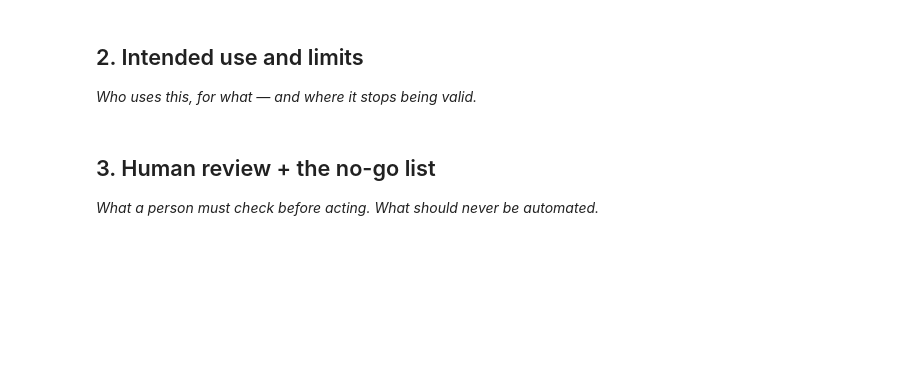
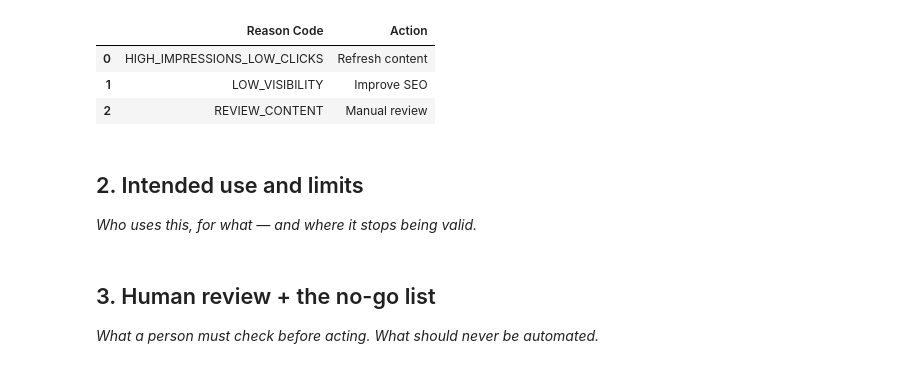
Before and after one commit to rishh19/FlyRank-AI-Internship, a Jupyter notebook: work/notebooks/w07_action_playbook.ipynb, the cells around one changed output. Drawn from its saved outputs; the diff is of its cells as text; code cells hidden in the pictures; blank space fills up the shorter version.

```diff
--- a/work/notebooks/w07_action_playbook.ipynb
+++ b/work/notebooks/w07_action_playbook.ipynb
@@ -13,6 +86,27 @@ This skeleton is yours to fill. Work the sections **in order** — each one has
 # %%
 # This cell is for CODE (numbers, a query, a check).
 # Write your text answer in the cell ABOVE this one — typing sentences here breaks Run All.
+import pandas as pd
+
+ranked_actions = pd.DataFrame({
+    "Reason Code": [
+        "HIGH_IMPRESSIONS_LOW_CLICKS",
+        "LOW_VISIBILITY",
+        "REVIEW_CONTENT"
+    ],
+    "Action": [
+        "Refresh content",
+        "Improve SEO",
+        "Manual review"
+    ]
+})
+
+ranked_actions
+# %% [output]
+|  | Reason Code | Action |
+| 0 | HIGH_IMPRESSIONS_LOW_CLICKS | Refresh content |
+| 1 | LOW_VISIBILITY | Improve SEO |
+| 2 | REVIEW_CONTENT | Manual review |
 # %% [markdown]
 ## 2. Intended use and limits
 
```
Also changed, not shown: parts of 8 cells of this notebook.
